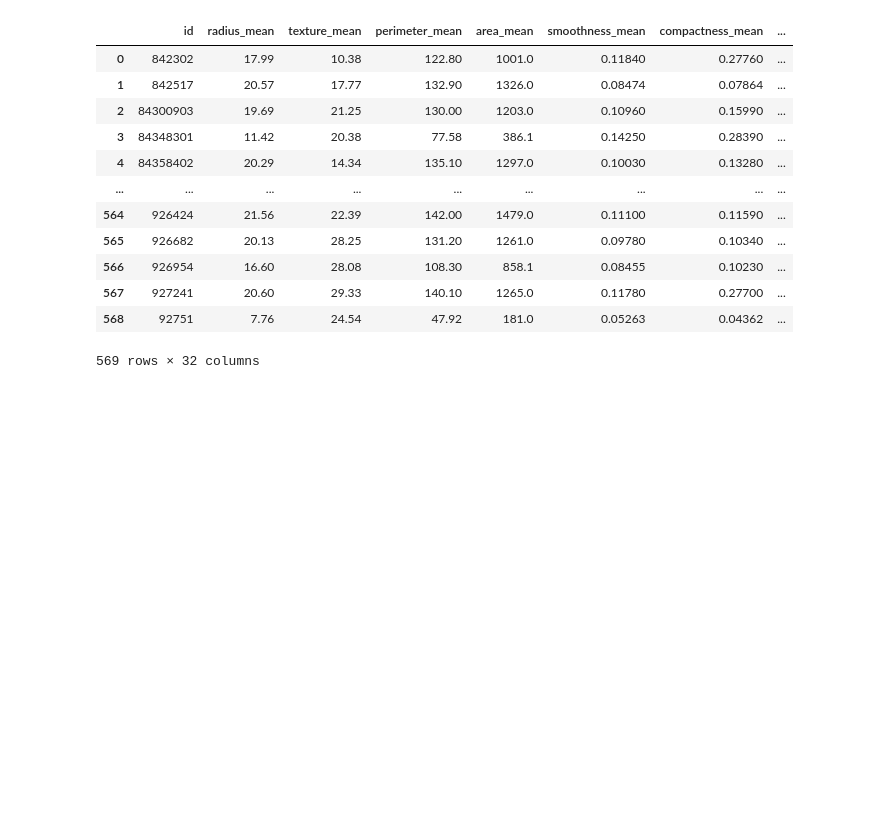
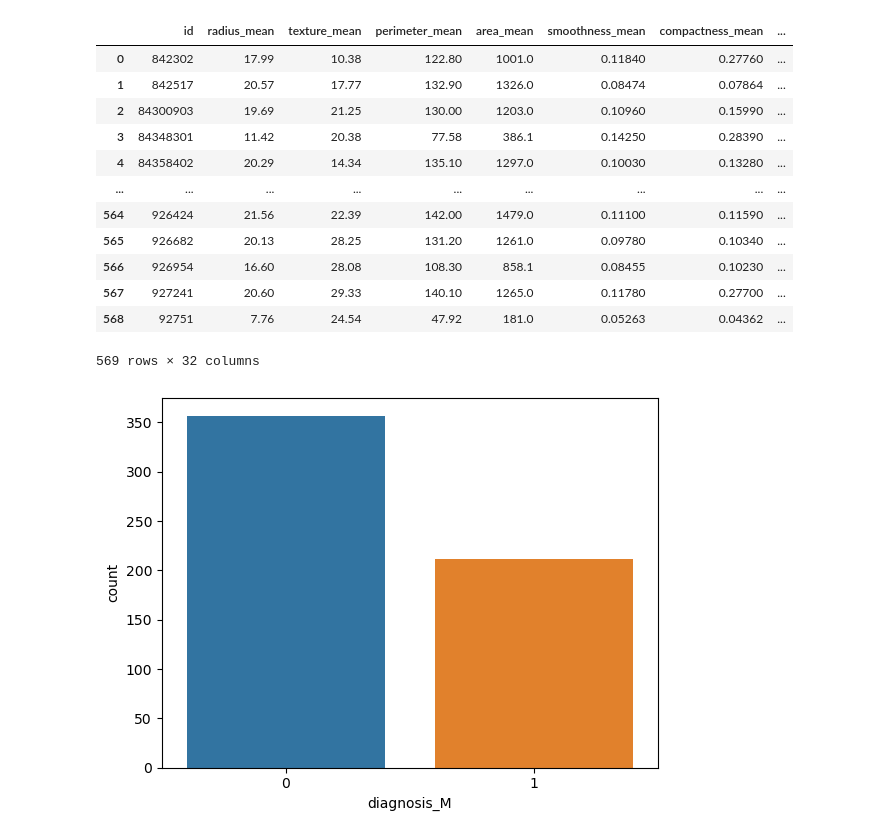
Before and after one commit to salahzaame/breast_cancer_prediction, a Jupyter notebook: cancer_pred.ipynb, the cells around one changed output. Cells and saved outputs as stored; diff of their text form; code cells hidden in the pictures; blank space fills up the shorter version.

```diff
--- a/cancer_pred.ipynb
+++ b/cancer_pred.ipynb
@@ -97,3 +126,7 @@ data_num
 | 567 | 927241 | 20.60 | 29.33 | 140.10 | 1265.0 | 0.11780 | 0.27700 | ... |
 | 568 | 92751 | 7.76 | 24.54 | 47.92 | 181.0 | 0.05263 | 0.04362 | ... |
 569 rows × 32 columns
+# %%
+sns.countplot(x='diagnosis_M', data=data_num);
+# %% [output]
+[figure, added]
```
Also changed, not shown: parts of 13 cells of this notebook.
